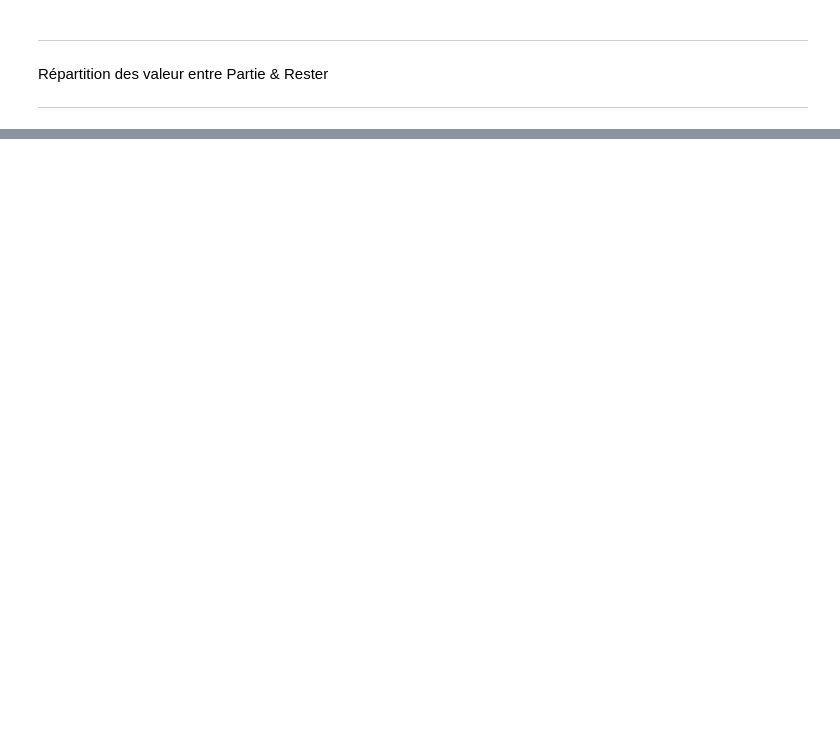
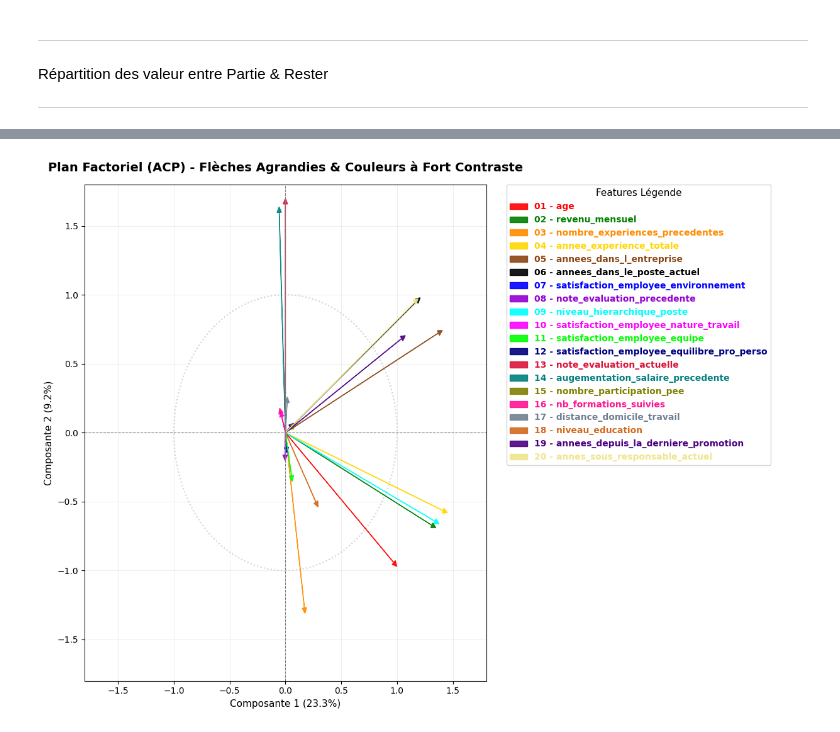
Before and after one commit to Nerion-1337/3_automatically_classify_information, a Jupyter notebook: components/analyse_and_clean.ipynb, the cells around one changed output, grey strips where cells are left out. Cells and saved outputs as stored; diff of their text form; code cells hidden in the pictures; blank space fills up the shorter version.

```diff
--- a/components/analyse_and_clean.ipynb
+++ b/components/analyse_and_clean.ipynb
@@ -173,0 +227,82 @@ See https://pandas.pydata.org/docs/user_guide/migration-3-strings.html#string-mi
+# %%
+# 1. Chargement et nettoyage
+df = pd.read_parquet("../data/merged_hr_data.parquet")
+df['augementation_salaire_precedente'] = (
+    df['augementation_salaire_precedente']
+    .astype(str)
+    .str.replace('%', '', regex=False)
+    .apply(pd.to_numeric, errors='coerce')
+)
+cols_a_exclure = ['nombre_heures_travailless', 'nombre_employee_sous_responsabilite', 'ayant_enfants', 'id_user']
+df_analyse = df.drop(columns=cols_a_exclure, errors='ignore')
+
+# 2. Traitement ACP
+colonnes_numeriques = df_analyse.select_dtypes(include=['number']).columns.tolist()
+if 'a_quitte_l_entreprise' in colonnes_numeriques:
+    colonnes_numeriques.remove('a_quitte_l_entreprise')
+df_num = df_analyse[colonnes_numeriques].dropna()
+
+scaler = StandardScaler()
+X_scaled = scaler.fit_transform(df_num)
+
+pca = PCA(n_components=2)
+pca.fit(X_scaled)
+composantes = pca.components_
+
+# --- CONFIGURATION DU VÉRITABLE ÉTIREMENT ---
+fig, ax = plt.subplots(figsize=(12, 9))
+
+# Coefficient pour allonger artificiellement toutes les flèches
+allongement_fleches = 3.5
+
+# SELECTION DE COULEURS ULTRA-CONTRASTÉES ET FRANCHES
+# Liste personnalisée de noms de couleurs web (fortement différenciées)
+liste_couleurs_distinctes = [
+    'red', 'green', 'darkorange', 'gold', 'saddlebrown',
+    'black', 'blue', 'darkviolet', 'cyan', 'magenta',
+    'lime', 'navy', 'crimson', 'teal', 'olive',
+    'deeppink', 'slategrey', 'chocolate', 'indigo', 'khaki'
+]
+
+# Dessin de la croix centrale (+)
+ax.axhline(0, color='gray', linestyle='--', linewidth=0.8)
+ax.axvline(0, color='gray', linestyle='--', linewidth=0.8)
+
+# Dessin du cercle théorique de base (rayon = 1, sans modification)
+cercle_theorique = plt.Circle((0,0), 1.0, color='lightgray', fill=False, linestyle=':', linewidth=1.5)
+ax.add_artist(cercle_theorique)
+
+# Tracé des flèches étirées
+for i, col in enumerate(colonnes_numeriques):
+    x = composantes[0, i] * allongement_fleches
+    y = composantes[1, i] * allongement_fleches
+
+    # Utilisation de l'opérateur modulo (%) au cas où il y ait plus de colonnes que de couleurs
+    col_color = liste_couleurs_distinctes[i % len(liste_couleurs_distinctes)]
+
+    ax.arrow(0, 0, x, y, head_width=0.04, head_length=0.04,
+             color=col_color, alpha=0.9, label=f"{i+1:02d} - {col}")
+
+# CADRAGE FIXE : On fige l'échelle totale de la fenêtre pour voir l'effet de zoom
+limite_affichage = 1.8
+plt.xlim(-limite_affichage, limite_affichage)
+plt.ylim(-limite_affichage, limite_affichage)
+
+plt.title("Plan Factoriel (ACP) - Flèches Agrandies & Couleurs à Fort Contraste", fontsize=14, fontweight='bold', pad=15)
+plt.xlabel(f"Composante 1 ({pca.explained_variance_ratio_[0]*100:.1f}%)", fontsize=11)
+plt.ylabel(f"Composante 2 ({pca.explained_variance_ratio_[1]*100:.1f}%)", fontsize=11)
+plt.grid(True, alpha=0.2)
+
+# Légende externe colorée sur le côté
+leg = plt.legend(bbox_to_anchor=(1.05, 1), loc='upper left', borderaxespad=0.,
+                 fontsize=10, title="Features Légende", title_fontsize=11)
+
+for i, text in enumerate(leg.get_texts()):
+    col_color = liste_couleurs_distinctes[i % len(liste_couleurs_distinctes)]
+    text.set_color(col_color)
+    text.set_weight('bold') # Met le texte en gras pour accentuer la lisibilité de la couleur
+
+plt.tight_layout()
+plt.show()
+# %% [output]
+[figure, added]
```
Also changed, not shown: parts of 20 cells of this notebook, 4 other files.
